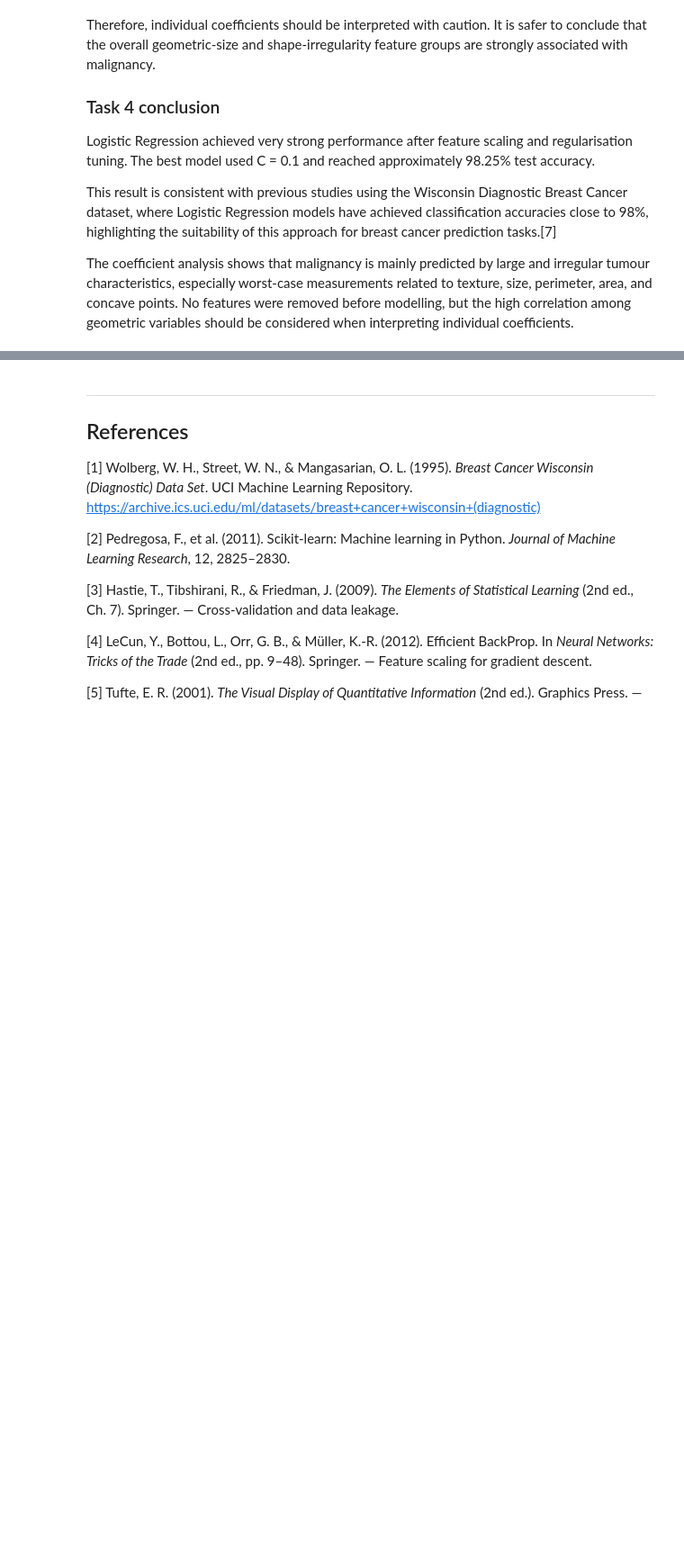
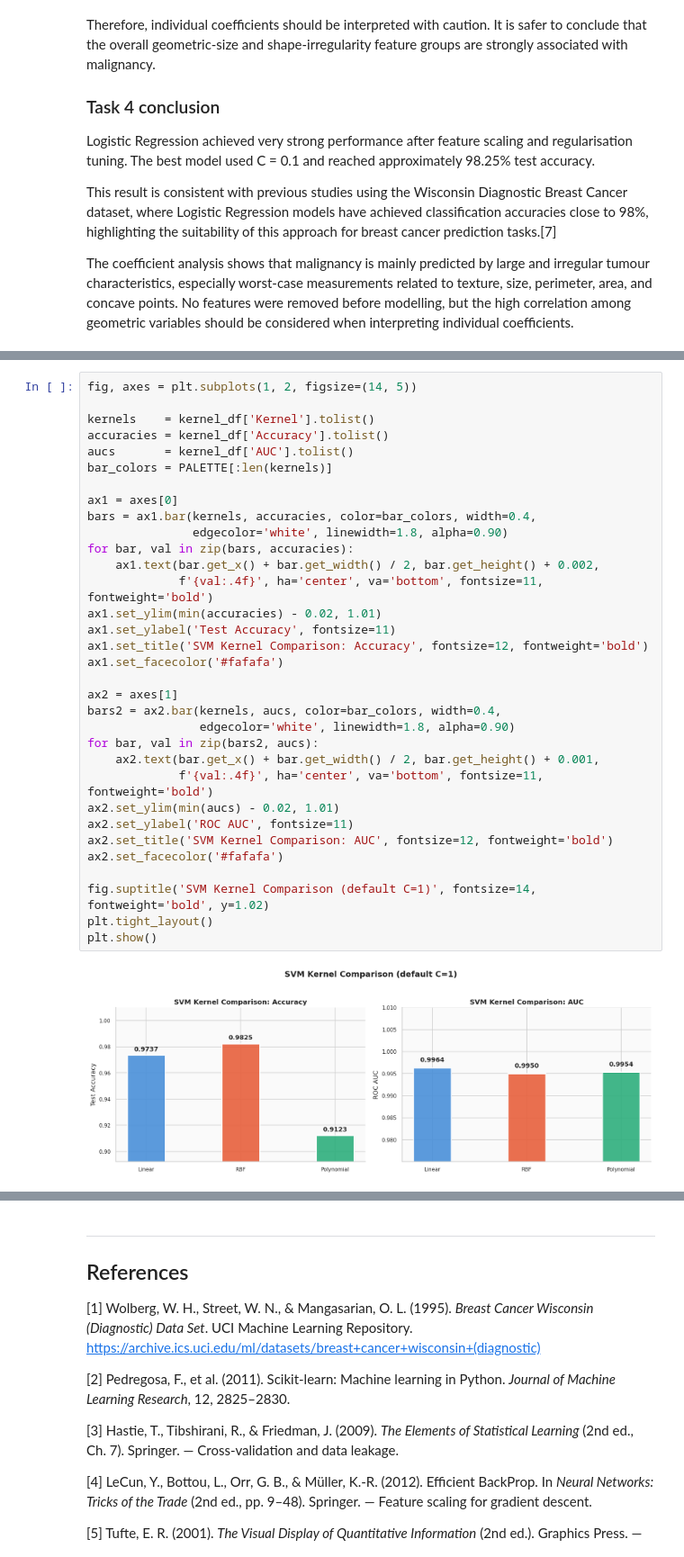
Before and after one commit to arriazuinigo/MACHINE_LEARNING, a Jupyter notebook: P2/jupyter_notebooks/Assignment2_ALL.ipynb, the cells around one changed output, grey strips where cells are left out. Shown at 90% size. Cells and saved outputs as stored; diff of their text form; blank space fills up the shorter version.

Commit message:
feat: images and task

```diff
--- a/P2/jupyter_notebooks/Assignment2_ALL.ipynb
+++ b/P2/jupyter_notebooks/Assignment2_ALL.ipynb
@@ -1221,0 +1293,35 @@ The coefficient analysis shows that malignancy is mainly predicted by large and
+# %%
+fig, axes = plt.subplots(1, 2, figsize=(14, 5))
+
+kernels    = kernel_df['Kernel'].tolist()
+accuracies = kernel_df['Accuracy'].tolist()
+aucs       = kernel_df['AUC'].tolist()
+bar_colors = PALETTE[:len(kernels)]
+
+ax1 = axes[0]
+bars = ax1.bar(kernels, accuracies, color=bar_colors, width=0.4,
+               edgecolor='white', linewidth=1.8, alpha=0.90)
+for bar, val in zip(bars, accuracies):
+    ax1.text(bar.get_x() + bar.get_width() / 2, bar.get_height() + 0.002,
+             f'{val:.4f}', ha='center', va='bottom', fontsize=11, fontweight='bold')
+ax1.set_ylim(min(accuracies) - 0.02, 1.01)
+ax1.set_ylabel('Test Accuracy', fontsize=11)
+ax1.set_title('SVM Kernel Comparison: Accuracy', fontsize=12, fontweight='bold')
+ax1.set_facecolor('#fafafa')
+
+ax2 = axes[1]
+bars2 = ax2.bar(kernels, aucs, color=bar_colors, width=0.4,
+                edgecolor='white', linewidth=1.8, alpha=0.90)
+for bar, val in zip(bars2, aucs):
+    ax2.text(bar.get_x() + bar.get_width() / 2, bar.get_height() + 0.001,
+             f'{val:.4f}', ha='center', va='bottom', fontsize=11, fontweight='bold')
+ax2.set_ylim(min(aucs) - 0.02, 1.01)
+ax2.set_ylabel('ROC AUC', fontsize=11)
+ax2.set_title('SVM Kernel Comparison: AUC', fontsize=12, fontweight='bold')
+ax2.set_facecolor('#fafafa')
+
+fig.suptitle('SVM Kernel Comparison (default C=1)', fontsize=14, fontweight='bold', y=1.02)
+plt.tight_layout()
+plt.show()
+# %% [output]
+[figure, added]
```
Also changed, not shown: parts of 12 cells of this notebook, 26 other files.
